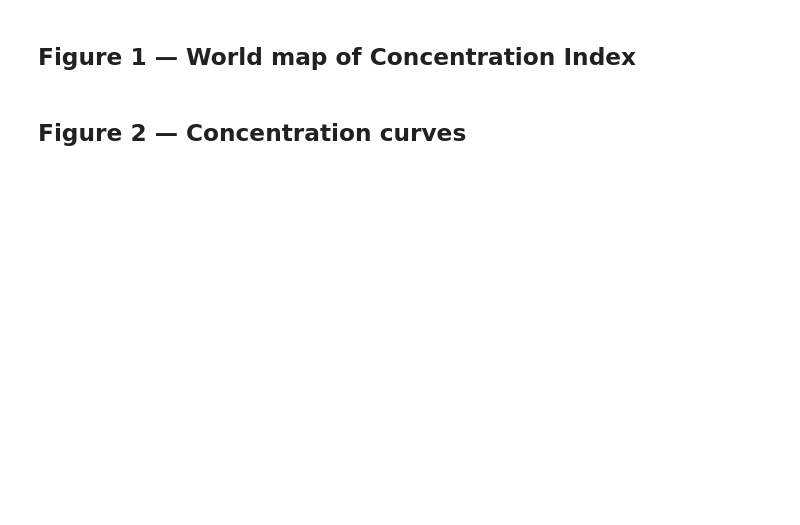
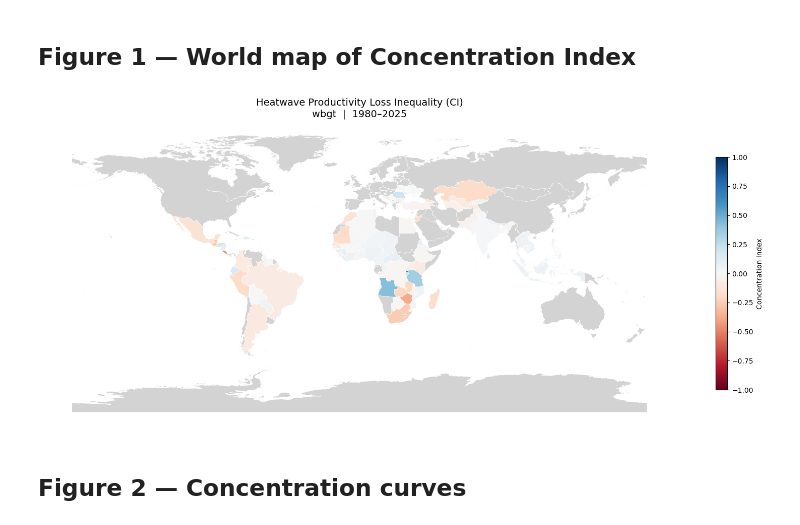
Before and after one commit to mvbnffc/howden_heat, a Jupyter notebook: notebooks/04_figures.ipynb, the cells around one changed output. Saved outputs shown, nothing was run; the diff lists cells and outputs as text; code cells hidden in the pictures; blank space fills up the shorter version.

```diff
--- a/notebooks/04_figures.ipynb
+++ b/notebooks/04_figures.ipynb
@@ -28,12 +28,28 @@ with open(ROOT / 'config' / 'config.yaml') as f:
 DATA    = ROOT / 'data'
 RESULTS = ROOT / 'results'
 
-# Adjust epoch to match what was processed
-EPOCH_START = config['wbgt']['start_year']
-EPOCH_END   = config['wbgt']['end_year']
+# --- Choose dataset and epoch to visualise ---
+# Options: 'wbgt' | 'wbgt_baseline' | 'wbgt_future_2030_ssp245' | 'wbgt_future_2030_ssp585'
+#          'wbgt_future_2050_ssp245' | 'wbgt_future_2050_ssp585'
+DATASET = 'wbgt'
 
-ci_df     = pd.read_csv(RESULTS / f'inequality_results_{EPOCH_START}_{EPOCH_END}.csv')
-curves_df = pd.read_csv(RESULTS / f'concentration_curves_{EPOCH_START}_{EPOCH_END}.csv')
+_cfg_key    = 'wbgt_future' if DATASET.startswith('wbgt_future') else DATASET
+EPOCH_START = config[_cfg_key]['start_year']
+EPOCH_END   = config[_cfg_key]['end_year']
+# ---------------------------------------------
 
+ci_file     = RESULTS / f'inequality_results_{DATASET}_{EPOCH_START}_{EPOCH_END}.csv'
+curves_file = RESULTS / f'concentration_curves_{DATASET}_{EPOCH_START}_{EPOCH_END}.csv'
+
+if not ci_file.exists():
+    raise FileNotFoundError(
+        f'{ci_file.name} not found. Run notebook 03 with DATASET = {DATASET!r} first.'
+    )
+
+ci_df     = pd.read_csv(ci_file)
+curves_df = pd.read_csv(curves_file)
+
+print(f'Dataset:   {DATASET}')
+print(f'Epoch:     {EPOCH_START}–{EPOCH_END}')
 print(f'Countries: {len(ci_df)}')
 ci_df.head()
@@ -40,28 +66,31 @@ ci_df.head()
 # %% [markdown]
 ## Figure 1 — World map of Concentration Index
 # %%
-world = gpd.read_file(DATA / config['data']['boundaries'])
+world = gpd.read_file(ROOT / config['data']['boundaries'])
 
 # Identify ISO column
-for col in ['ADM0_A3', 'ISO_A3', 'iso_a3', 'GID_0']:
-    if col in world.columns:
-        iso_col = col
-        break
+iso_col = next((c for c in ['ADM0_A3', 'ISO_A3', 'iso_a3', 'GID_0', 'shapeGroup']
+                if c in world.columns), None)
 
 world_ci = world.merge(ci_df[['iso3', 'CI']], left_on=iso_col, right_on='iso3', how='left')
 
 fig, ax = plt.subplots(figsize=(16, 8))
 world.plot(ax=ax, color='lightgrey', edgecolor='white', linewidth=0.3)
 world_ci.dropna(subset=['CI']).plot(
     ax=ax, column='CI', cmap='RdBu', vmin=-1, vmax=1,
     edgecolor='white', linewidth=0.3, legend=True,
     legend_kwds={'label': 'Concentration Index', 'shrink': 0.6}
 )
-ax.set_title(f'Heatwave Productivity Loss Inequality (CI) — {EPOCH_START}–{EPOCH_END}', fontsize=14)
+ax.set_title(
+    f'Heatwave Productivity Loss Inequality (CI)\n{DATASET}  |  {EPOCH_START}–{EPOCH_END}',
+    fontsize=14)
 ax.axis('off')
 plt.tight_layout()
-plt.savefig(RESULTS / f'fig1_ci_map_{EPOCH_START}_{EPOCH_END}.png', dpi=150, bbox_inches='tight')
+plt.savefig(RESULTS / f'fig1_ci_map_{DATASET}_{EPOCH_START}_{EPOCH_END}.png',
+            dpi=150, bbox_inches='tight')
 plt.show()
+# %% [output]
+[figure, added]
 # %% [markdown]
 ## Figure 2 — Concentration curves
 # %%
```
Also changed, not shown: parts of 7 cells of this notebook, 5 other files.
